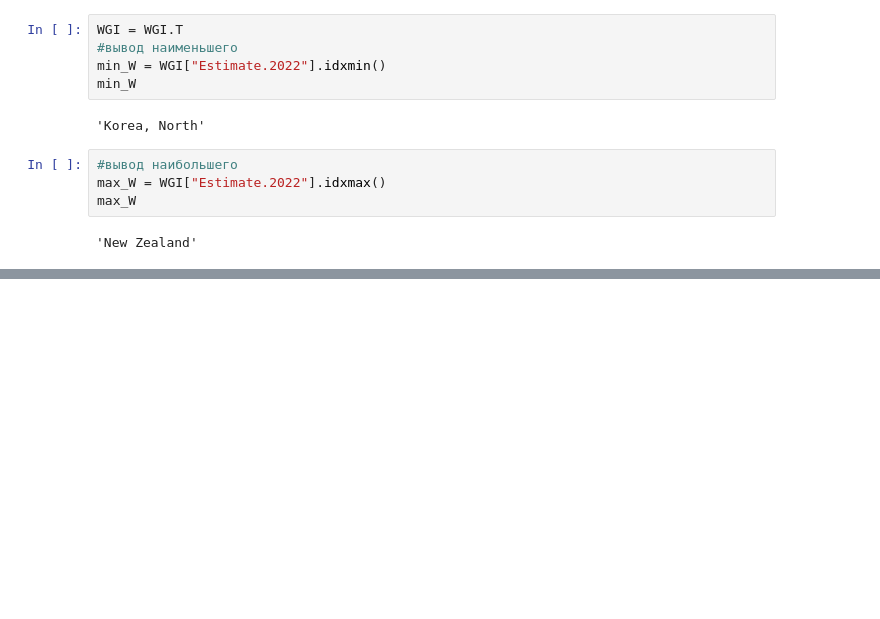
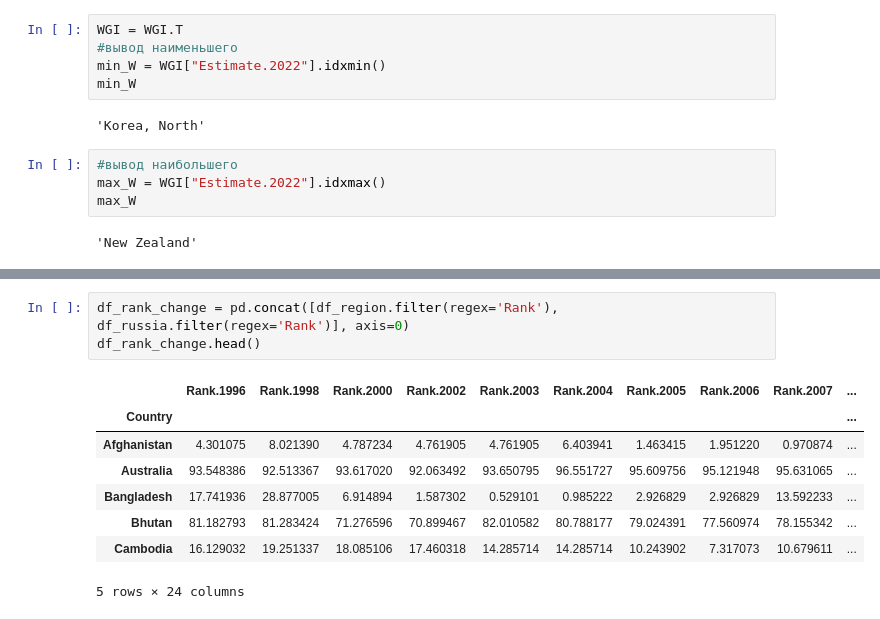
Before and after one commit to Trickster2038/BMSTU-M2-ML-METHODS, a Jupyter notebook: hw1/hw1.ipynb, the cells around one changed output, grey strips where cells are left out. Cells and saved outputs as stored; diff of their text form; blank space fills up the shorter version.

```diff
--- a/hw1/hw1.ipynb
+++ b/hw1/hw1.ipynb
@@ -203,0 +212,12 @@ Index(['Code', 'Region', 'Estimate', 'StdErr', 'NumSrc', 'Rank', 'Lower',
+# %%
+df_rank_change = pd.concat([df_region.filter(regex='Rank'), df_russia.filter(regex='Rank')], axis=0)
+df_rank_change.head()
+# %% [output]
+|  | Rank.1996 | Rank.1998 | Rank.2000 | Rank.2002 | Rank.2003 | Rank.2004 | Rank.2005 | Rank.2006 | Rank.2007 | ... |
+| Country |  |  |  |  |  |  |  |  |  | ... |
+| Afghanistan | 4.301075 | 8.021390 | 4.787234 | 4.761905 | 4.761905 | 6.403941 | 1.463415 | 1.951220 | 0.970874 | ... |
+| Australia | 93.548386 | 92.513367 | 93.617020 | 92.063492 | 93.650795 | 96.551727 | 95.609756 | 95.121948 | 95.631065 | ... |
+| Bangladesh | 17.741936 | 28.877005 | 6.914894 | 1.587302 | 0.529101 | 0.985222 | 2.926829 | 2.926829 | 13.592233 | ... |
+| Bhutan | 81.182793 | 81.283424 | 71.276596 | 70.899467 | 82.010582 | 80.788177 | 79.024391 | 77.560974 | 78.155342 | ... |
+| Cambodia | 16.129032 | 19.251337 | 18.085106 | 17.460318 | 14.285714 | 14.285714 | 10.243902 | 7.317073 | 10.679611 | ... |
+5 rows × 24 columns
```
Also changed, not shown: parts of 11 cells of this notebook.
